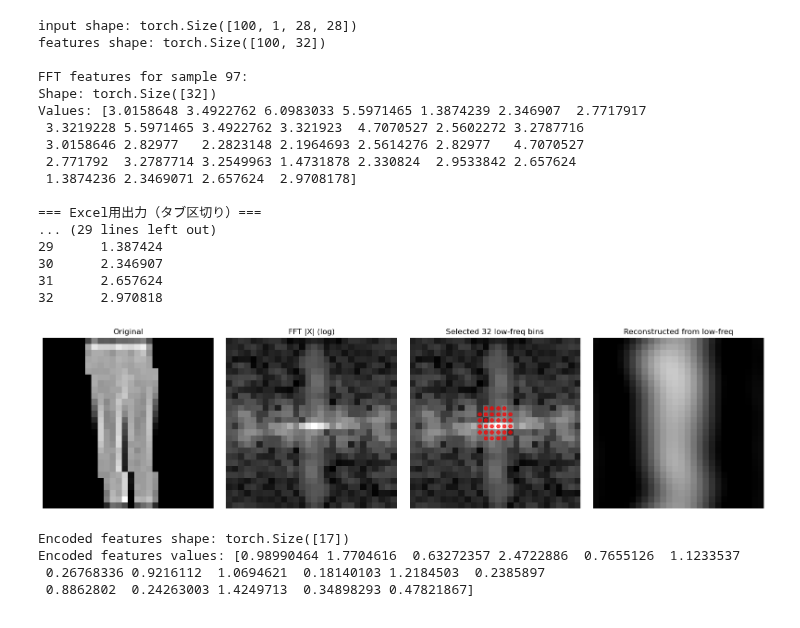
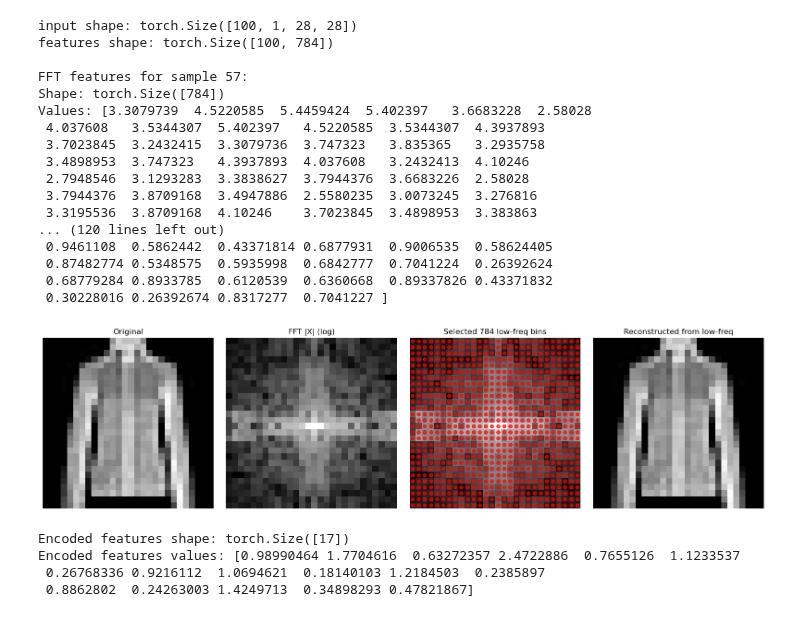
Before and after one commit to Ryuichi-K-create/PhotonicEncoder_public, a Jupyter notebook: Runner/ex_run/fft_test_latest.ipynb, the cells around one changed output. Drawn from its saved outputs; the diff is of its cells as text; code cells hidden in the pictures.

```diff
--- a/Runner/ex_run/fft_test_latest.ipynb
+++ b/Runner/ex_run/fft_test_latest.ipynb
@@ -17,7 +17,7 @@ class FFTLowFreqSelector(torch.nn.Module):
     - 入力: x (B, C, H, W)  [float]
     - 出力: (B, out_dim)    [float]
     """
-    def __init__(self, out_dim: int = 25, log_magnitude: bool = True, eps: float = 1e-12):
+    def __init__(self, out_dim: int = 32, log_magnitude: bool = True, eps: float = 1e-12):
         super().__init__()
         self.out_dim = int(out_dim)
         self.log_magnitude = bool(log_magnitude)
@@ -255,55 +255,55 @@ if __name__ == "__main__":
     torch.manual_seed(0)
     B, C, H, W = 100, 1, 28, 28  # MNIST想定
     data_train, data_test = load_Fmnist_data()
     train_dataloader, test_dataloader = get_new_dataloader(data_train, data_test, batch_size=B)
     batch_data = next(iter(test_dataloader))
     x, labels = batch_data  # データとラベルを分離
     x = x.view(B, C, H, W)  # (B, 1, 28, 28)
     print("input shape:", x.shape)
-    extractor = FFTLowFreqSelector(out_dim=32, log_magnitude=True)
+    extractor = FFTLowFreqSelector(out_dim=784, log_magnitude=True)
     feats = extractor(x)  # (B, 32)
     print("features shape:", feats.shape)
 
     sample_index = random.randint(0, B-1)  # 可視化するサンプルのインデックス
-    sample_index = 97
+    # sample_index = 97
     # sample_indexの32次元ベクトルを取得して表示
     sample_features = feats[sample_index]  # (32,)
 
     ln = torch.nn.LayerNorm(32)
     # sample_features = ln(sample_features.unsqueeze(0)).squeeze(0)  # squeeze(0)を追加
     print(f"\nFFT features for sample {sample_index}:")
     print(f"Shape: {sample_features.shape}")
     print(f"Values: {sample_features.detach().cpu().numpy()}")
 
     # より見やすい表示
 
 # エクセル用の出力（タブ区切り）
-    print(f"\n=== Excel用出力（タブ区切り）===")
-    print("Feature\tValue")
-    for i, val in enumerate(sample_features.detach().cpu().numpy()):
-        print(f"{i+1}\t{val:.6f}")
+    # print(f"\n=== Excel用出力（タブ区切り）===")
+    # print("Feature\tValue")
+    # for i, val in enumerate(sample_features.detach().cpu().numpy()):
+    #     print(f"{i+1}\t{val:.6f}")
 
     # 可視化も実行
     extractor.plot_example(x, sample_index=sample_index, annotate=False, savepath=None)
 # %% [output]
 input shape: torch.Size([100, 1, 28, 28])
-features shape: torch.Size([100, 32])
+features shape: torch.Size([100, 784])
 
-FFT features for sample 97:
-Shape: torch.Size([32])
-Values: [3.0158648 3.4922762 6.0983033 5.5971465 1.3874239 2.346907  2.7717917
- 3.3219228 5.5971465 3.4922762 3.321923  4.7070527 2.5602272 3.2787716
- 3.0158646 2.82977   2.2823148 2.1964693 2.5614276 2.82977   4.7070527
- 2.771792  3.2787714 3.2549963 1.4731878 2.330824  2.9533842 2.657624
- 1.3874236 2.3469071 2.657624  2.9708178]
-
-=== Excel用出力（タブ区切り）===
-... (29 lines left out)
-29      1.387424
-30      2.346907
-31      2.657624
-32      2.970818
+FFT features for sample 57:
+Shape: torch.Size([784])
+Values: [3.3079739  4.5220585  5.4459424  5.402397   3.6683228  2.58028
+ 4.037608   3.5344307  5.402397   4.5220585  3.5344307  4.3937893
+ 3.7023845  3.2432415  3.3079736  3.747323   3.835365   3.2935758
+ 3.4898953  3.747323   4.3937893  4.037608   3.2432413  4.10246
+ 2.7948546  3.1293283  3.3838627  3.7944376  3.6683226  2.58028
+ 3.7944376  3.8709168  3.4947886  2.5580235  3.0073245  3.276816
+ 3.3195536  3.8709168  4.10246    3.7023845  3.4898953  3.383863
+... (120 lines left out)
+ 0.9461108  0.5862442  0.43371814 0.6877931  0.9006535  0.58624405
+ 0.87482774 0.5348575  0.5935998  0.6842777  0.7041224  0.26392624
+ 0.68779284 0.8933785  0.6120539  0.6360668  0.89337826 0.43371832
+ 0.30228016 0.26392674 0.8317277  0.7041227 ]
-[figure, old version]
+[figure, new version]
 # %%
 encoder = PMEncoder(input_dim=32,output_dim=17,alpha=1,device='cpu')
 encoded_features = encoder(sample_features)  # (17,)
```
Also changed, not shown: 4 other files.
